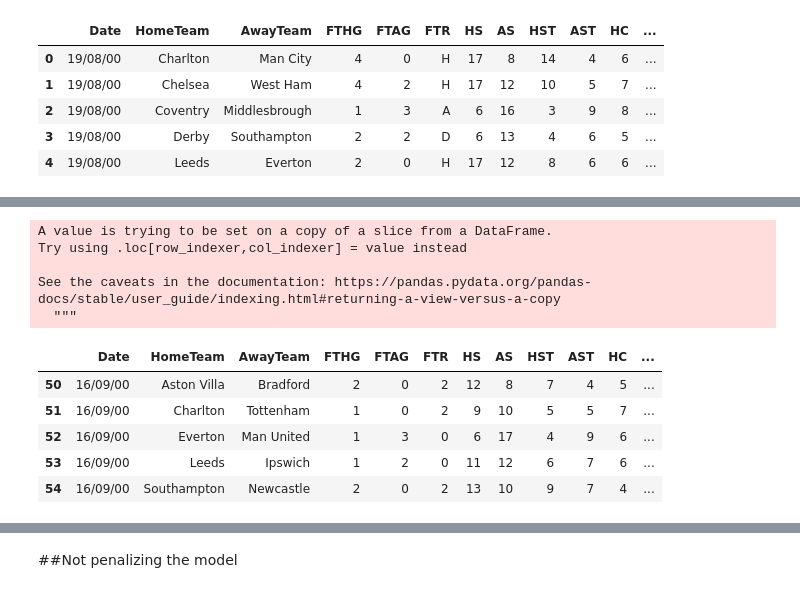
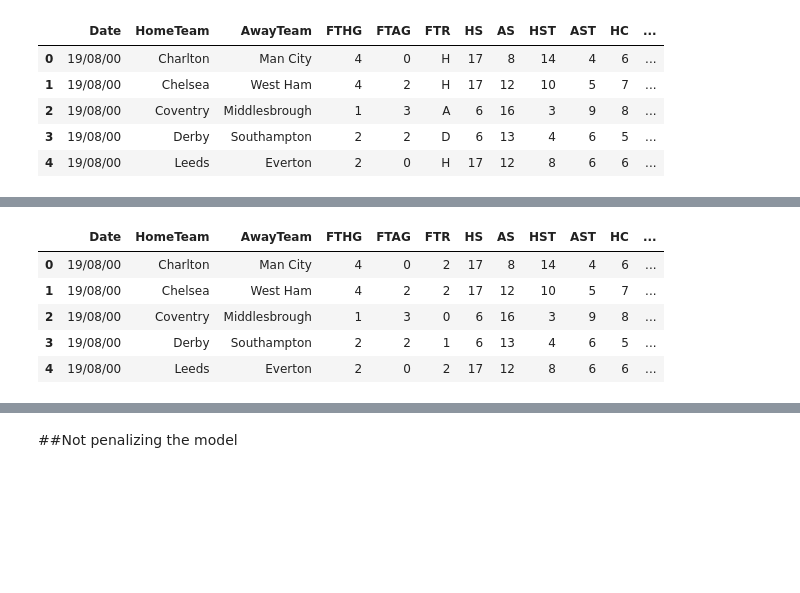
Before and after one commit to kauecapellato/artigo_ic, a Jupyter notebook: football_model.ipynb, the cells around one changed output, grey strips where cells are left out. Cells and saved outputs as stored; diff of their text form; code cells hidden in the pictures; blank space fills up the shorter version.

```diff
--- a/football_model.ipynb
+++ b/football_model.ipynb
@@ -363,0 +403,8 @@ playing_statistics_20.tail(5)
+# %%
+columns = np.array(Standings.columns)
+
+for i in range(len(columns)):
+  year_array = np.array(Standings[columns[i]])
+  indexes = np.argwhere(year_array == float(0))
+  year_array[indexes] = 18
+  Standings[columns[i]] = year_array
@@ -490,6 +574,9 @@ playing_stat['ATGD'] = playing_stat['ATGS'] - playing_stat['ATGC']
 # Diff in points
 playing_stat['DiffPts'] = playing_stat['HTP'] - playing_stat['ATP']
 playing_stat['DiffFormPts'] = playing_stat['HTFormPts'] - playing_stat['ATFormPts']
+
+# Diff in last year positions
+playing_stat['DiffLP'] = playing_stat['HomeTeamLP'] - playing_stat['AwayTeamLP']
 # %%
 playing_stat.head(5)
 # %% [output]
@@ -618,23 +691,19 @@ df.head(5)
 # %%
 cols = ['HM1',	'AM1',	'HM2',	'AM2',	'HM3',	'AM3',	'HM4',	'AM4',	'HM5',	'AM5', 'FTR']
 le = LabelEncoder()
+df = playing_stat
 
 for col in cols:
   df[col] = le.fit_transform(df[col])
 
 df.head(5)
 # %% [output]
-A value is trying to be set on a copy of a slice from a DataFrame.
-Try using .loc[row_indexer,col_indexer] = value instead
-
-See the caveats in the documentation: https://pandas.pydata.org/pandas-docs/stable/user_guide/indexing.html#returning-a-view-versus-a-copy
-  """
 |  | Date | HomeTeam | AwayTeam | FTHG | FTAG | FTR | HS | AS | HST | AST | HC | ... |
-| 50 | 16/09/00 | Aston Villa | Bradford | 2 | 0 | 2 | 12 | 8 | 7 | 4 | 5 | ... |
-| 51 | 16/09/00 | Charlton | Tottenham | 1 | 0 | 2 | 9 | 10 | 5 | 5 | 7 | ... |
-| 52 | 16/09/00 | Everton | Man United | 1 | 3 | 0 | 6 | 17 | 4 | 9 | 6 | ... |
-| 53 | 16/09/00 | Leeds | Ipswich | 1 | 2 | 0 | 11 | 12 | 6 | 7 | 6 | ... |
-| 54 | 16/09/00 | Southampton | Newcastle | 2 | 0 | 2 | 13 | 10 | 9 | 7 | 4 | ... |
+| 0 | 19/08/00 | Charlton | Man City | 4 | 0 | 2 | 17 | 8 | 14 | 4 | 6 | ... |
+| 1 | 19/08/00 | Chelsea | West Ham | 4 | 2 | 2 | 17 | 12 | 10 | 5 | 7 | ... |
+| 2 | 19/08/00 | Coventry | Middlesbrough | 1 | 3 | 0 | 6 | 16 | 3 | 9 | 8 | ... |
+| 3 | 19/08/00 | Derby | Southampton | 2 | 2 | 1 | 6 | 13 | 4 | 6 | 5 | ... |
+| 4 | 19/08/00 | Leeds | Everton | 2 | 0 | 2 | 17 | 12 | 8 | 6 | 6 | ... |
 # %%
 scaler = StandardScaler()
 from sklearn.preprocessing import scale
```
Also changed, not shown: parts of 43 cells of this notebook.
